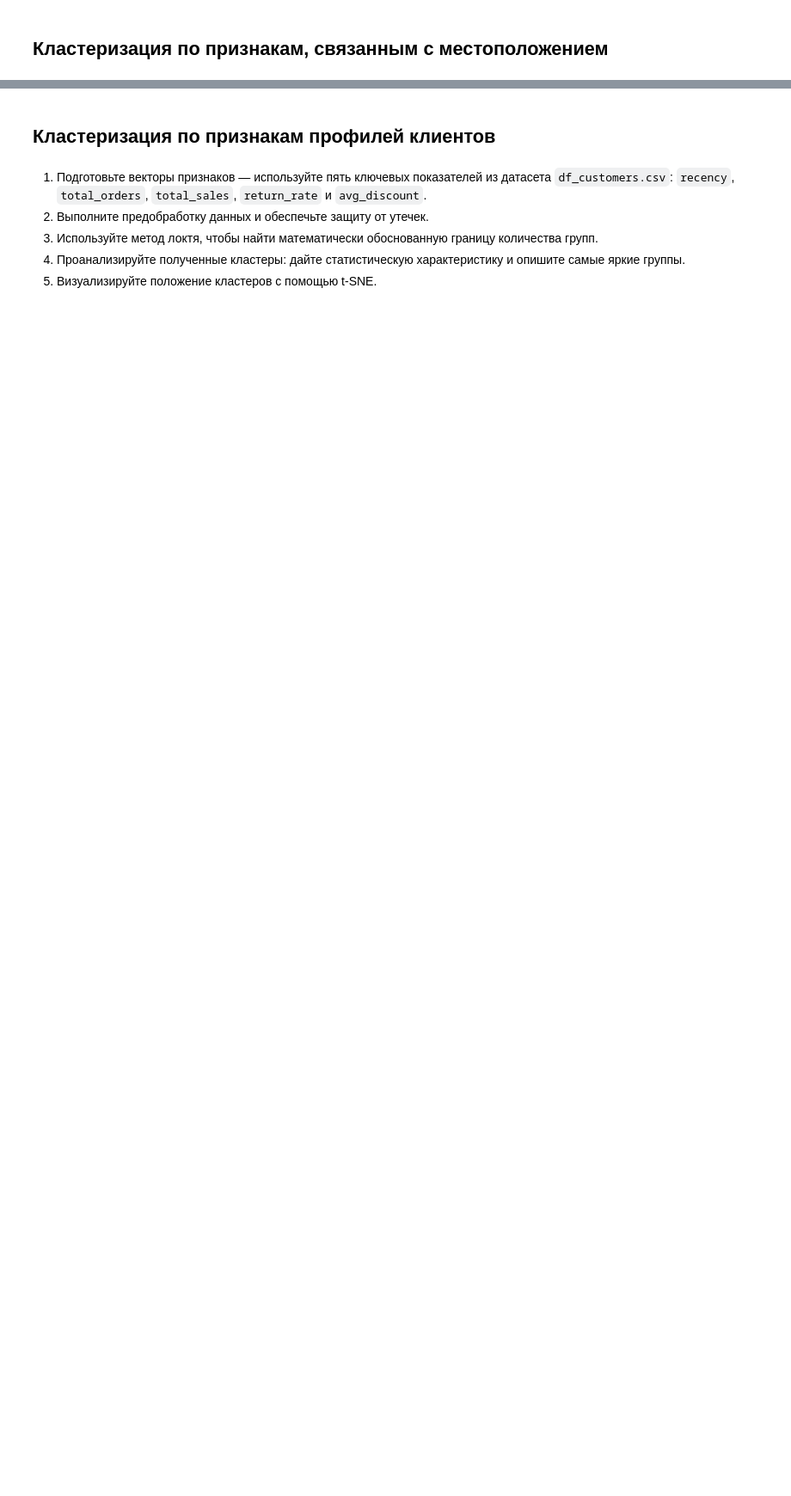
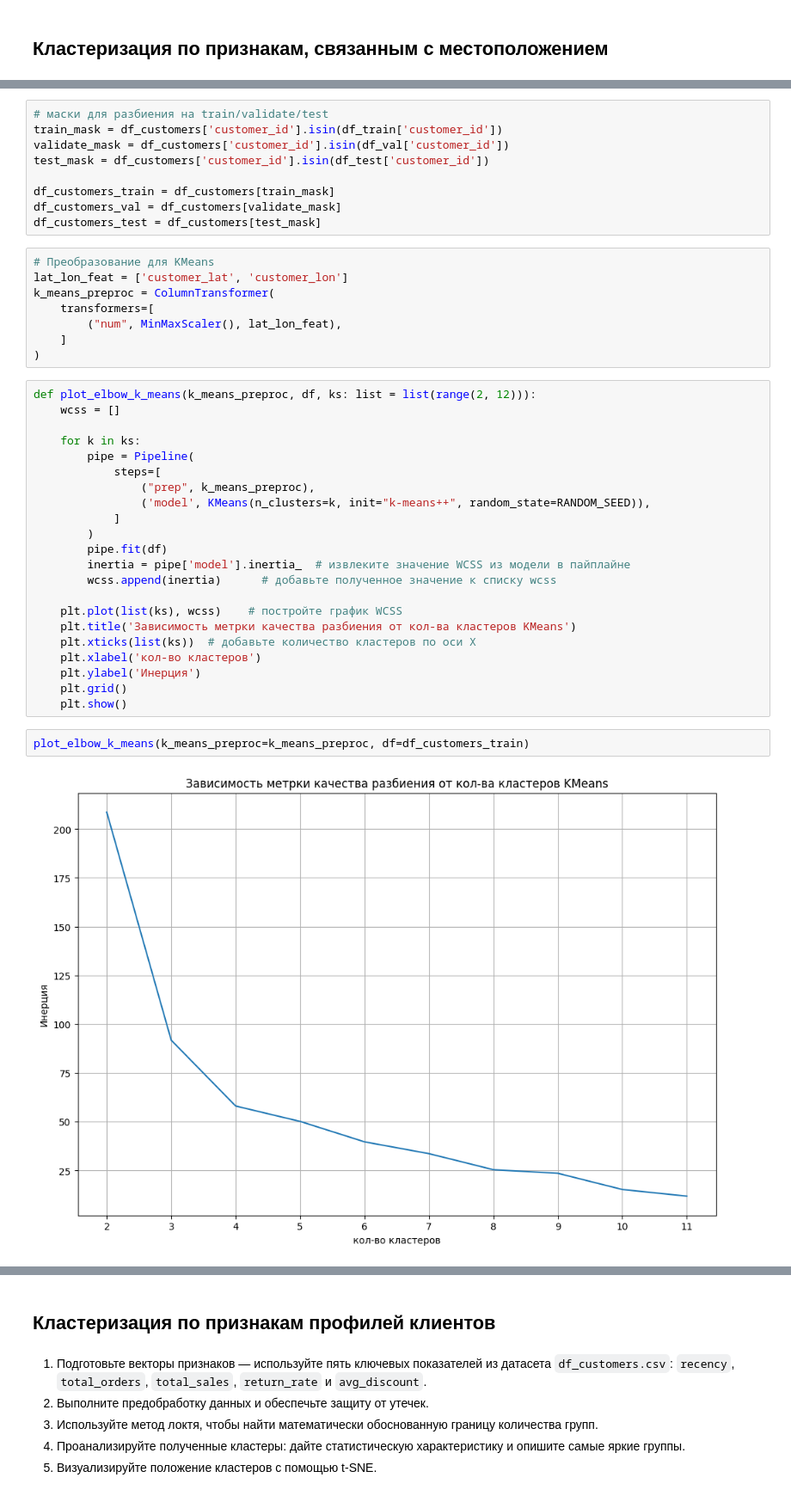
Before and after one commit to Plakhotniuk/practicum_ds, a Jupyter notebook: ml/unsupervised_learning/project/order_cancellation_risk.ipynb, the cells around one changed output, grey strips where cells are left out. Shown at 86% size. Drawn from its saved outputs; the diff is of its cells as text; blank space fills up the shorter version.

```diff
--- a/ml/unsupervised_learning/project/order_cancellation_risk.ipynb
+++ b/ml/unsupervised_learning/project/order_cancellation_risk.ipynb
@@ -699,0 +801,43 @@ Pipeline(steps=[('preproc',
+# %%
+# маски для разбиения на train/validate/test
+train_mask = df_customers['customer_id'].isin(df_train['customer_id'])
+validate_mask = df_customers['customer_id'].isin(df_val['customer_id'])
+test_mask = df_customers['customer_id'].isin(df_test['customer_id'])
+
+df_customers_train = df_customers[train_mask]
+df_customers_val = df_customers[validate_mask]
+df_customers_test = df_customers[test_mask]
+# %%
+# Преобразование для KMeans
+lat_lon_feat = ['customer_lat',	'customer_lon']
+k_means_preproc = ColumnTransformer(
+    transformers=[
+        ("num", MinMaxScaler(), lat_lon_feat),
+    ]
+)
+# %%
+def plot_elbow_k_means(k_means_preproc, df, ks: list = list(range(2, 12))):
+	wcss = []
+
+	for k in ks:
+		pipe = Pipeline(
+			steps=[
+				("prep", k_means_preproc),
+				('model', KMeans(n_clusters=k, init="k-means++", random_state=RANDOM_SEED)),
+			]
+		)
+		pipe.fit(df)
+		inertia = pipe['model'].inertia_  # извлеките значение WCSS из модели в пайплайне
+		wcss.append(inertia)      # добавьте полученное значение к списку wcss
+
+	plt.plot(list(ks), wcss)    # постройте график WCSS
+	plt.title('Зависимость метрки качества разбиения от кол-ва кластеров KMeans')
+	plt.xticks(list(ks))  # добавьте количество кластеров по оси X
+	plt.xlabel('кол-во кластеров')
+	plt.ylabel('Инерция')
+	plt.grid()
+	plt.show()
+# %%
+plot_elbow_k_means(k_means_preproc=k_means_preproc, df=df_customers_train)
+# %% [output]
+[figure, added]
```
Also changed, not shown: parts of 45 cells of this notebook.
